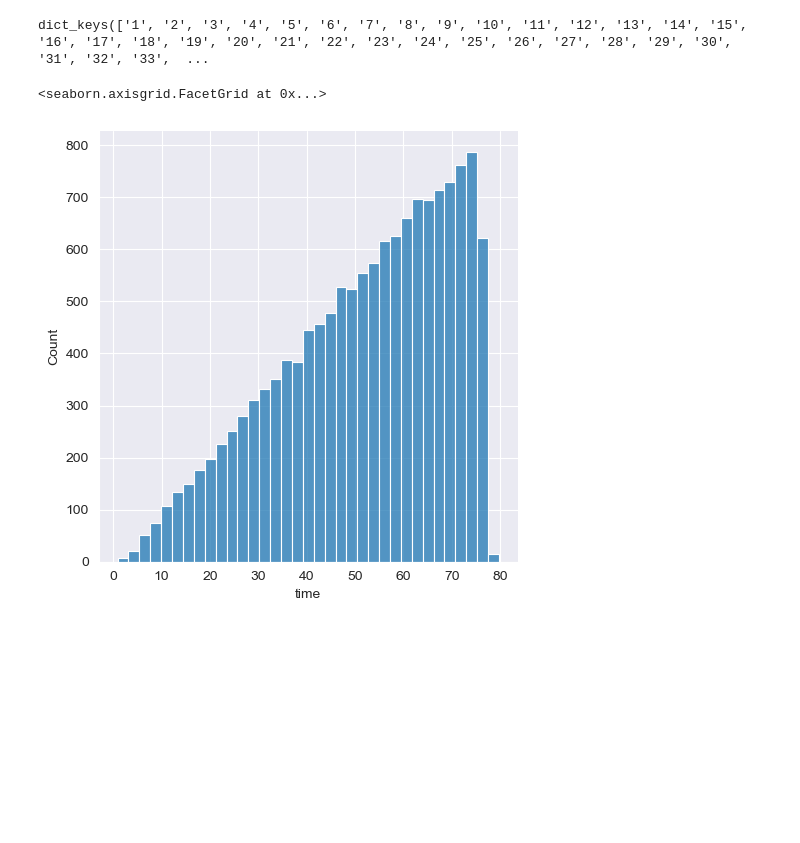
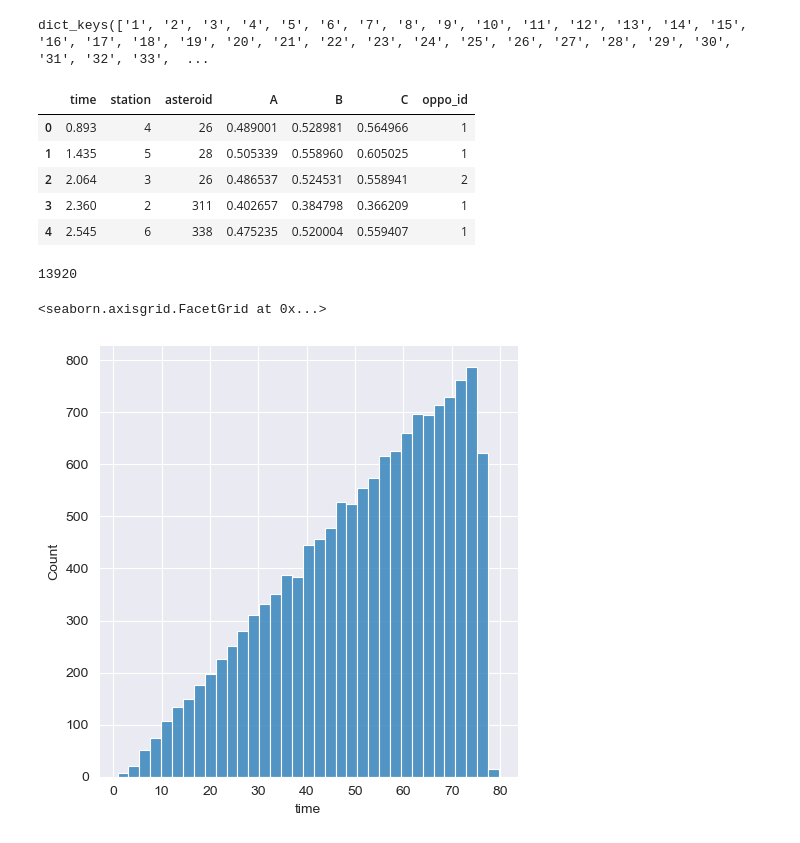
Before and after one commit to 2catycm/WaterDrop-vs-SolarSystemFleet, a Jupyter notebook: experiment/data_understanding.ipynb, the cells around one changed output. Drawn from its saved outputs; the diff is of its cells as text; code cells hidden in the pictures; blank space fills up the shorter version.

```diff
--- a/experiment/data_understanding.ipynb
+++ b/experiment/data_understanding.ipynb
@@ -7,6 +7,18 @@ data.keys()
 dict_keys(['1', '2', '3', '4', '5', '6', '7', '8', '9', '10', '11', '12', '13', '14', '15', '16', '17', '18', '19', '20', '21', '22', '23', '24', '25', '26', '27', '28', '29', '30', '31', '32', '33',  ...
 # %%
 opportunities = get_opportunity_list(data)
+opportunities.head()
+# %% [output]
+|  | time | station | asteroid | A | B | C | oppo_id |
+| 0 | 0.893 | 4 | 26 | 0.489001 | 0.528981 | 0.564966 | 1 |
+| 1 | 1.435 | 5 | 28 | 0.505339 | 0.558960 | 0.605025 | 1 |
+| 2 | 2.064 | 3 | 26 | 0.486537 | 0.524531 | 0.558941 | 2 |
+| 3 | 2.360 | 2 | 311 | 0.402657 | 0.384798 | 0.366209 | 1 |
+| 4 | 2.545 | 6 | 338 | 0.475235 | 0.520004 | 0.559407 | 1 |
+# %%
+len(opportunities)
+# %% [output]
+13920
 # %%
 import seaborn as sns
 sns.displot(opportunities.time)
```
Also changed, not shown: parts of 7 cells of this notebook, 8 other files.
